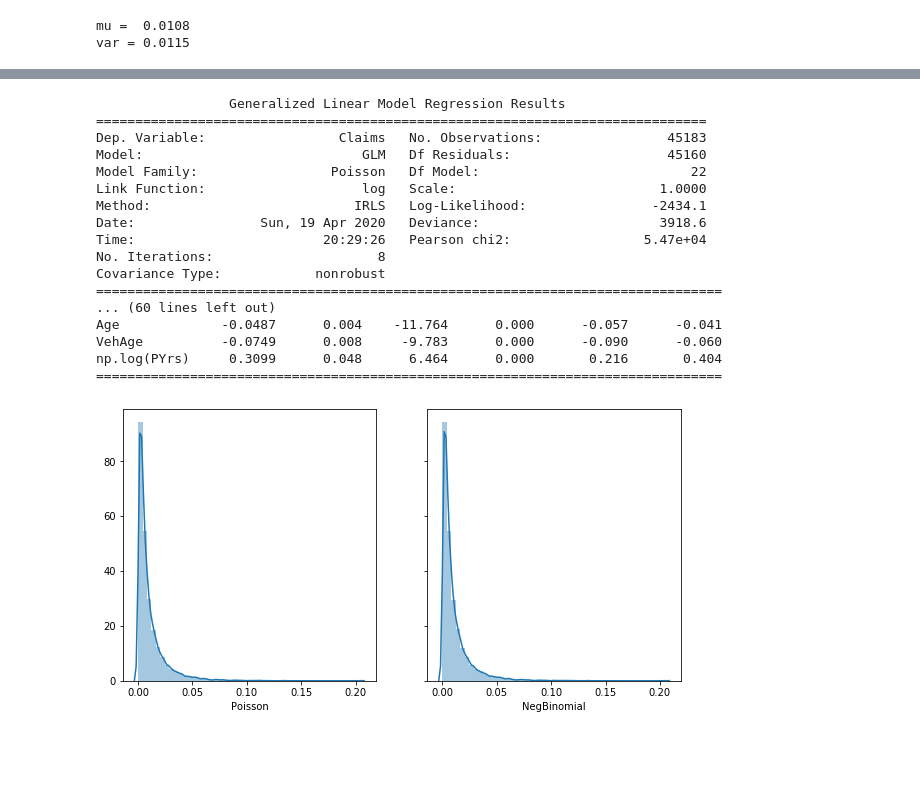
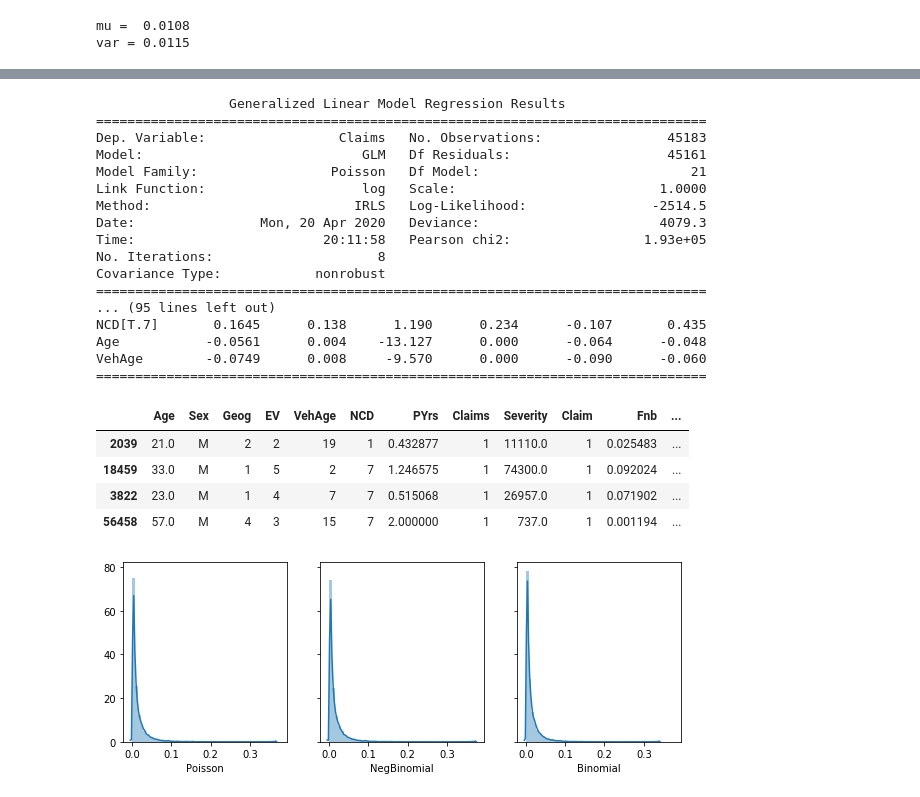
Before and after one commit to bpostance/learn_data_science, a Jupyter notebook: Risk/02-FrequencySeverity-auto.ipynb, the cells around one changed output, grey strips where cells are left out. Saved outputs shown, nothing was run; the diff lists cells and outputs as text; code cells hidden in the pictures; blank space fills up the shorter version.

Commit message:
Update: add binom model

```diff
--- a/Risk/02-FrequencySeverity-auto.ipynb
+++ b/Risk/02-FrequencySeverity-auto.ipynb
@@ -131,7 +131,10 @@ for col,ax in zip(['Age','VehAge','PYrs'],axs.flatten()[4:]):
 df['Claim'] = (df['Claims']>=1).astype(int)
 
 # train-test splits stratifies on claims
-train,test = train_test_split(df,test_size=0.3,random_state=1990,stratify=df['Claims']).copy()
+# take copies to overcome chained assignment
+train,test = train_test_split(df,test_size=0.3,random_state=1990,stratify=df['Claims'])
+train = df.loc[train.index].copy()
+test = df.loc[test.index].copy()
 # %% [markdown]
 ### $Claim Frequency$
 
@@ -171,41 +180,62 @@ var = 0.0115
 # %%
-# print('+'.join(train.columns))
-expr = "Claims ~ Age+Sex+Geog+EV+VehAge+NCD+ np.log(PYrs)"
-#expr = "Claims ~ Age+C(Sex)+C(Geog, Treatment(reference=3))+EV+VehAge+NCD"
+# # examples of formula notation in smf
+# print(' + '.join(train.columns))
+# expr = "Claims ~ Age+C(Sex)+C(Geog, Treatment(reference=3))+EV+VehAge+NCD"
+
+# including PYrs as parameter commented out in glm()
+expr = "Claims ~ Age + Sex + Geog + EV + VehAge + NCD " # + np.log(PYrs)
 
 FreqPoisson = smf.glm(formula=expr,
                       data=train,
-                      #offset=np.log(train['PYrs']),
+                      offset=np.log(train['PYrs']),
                       family=sm.families.Poisson(link=sm.families.links.log())).fit()
 
 FreqNegBin = smf.glm(formula=expr,
                       data=train,
-                      #offset=np.log(train['PYrs']),
+                      offset=np.log(train['PYrs']),
                       family=sm.families.NegativeBinomial(link=sm.families.links.log())).fit()
+
+FreqBinom = smf.glm(formula="Claim ~ Age + Sex + Geog + EV + VehAge + NCD " ,
+                      data=train,
+                      offset=np.log(train['PYrs']),
+                      family=sm.families.Binomial(link=sm.families.links.log())).fit()
 # %%
 print(FreqPoisson.summary())
 print(FreqNegBin.summary())
+print(FreqBinom.summary())
 # %% [output]
                  Generalized Linear Model Regression Results
 ==============================================================================
 Dep. Variable:                 Claims   No. Observations:                45183
-Model:                            GLM   Df Residuals:                    45160
-Model Family:                 Poisson   Df Model:                           22
+Model:                            GLM   Df Residuals:                    45161
+Model Family:                 Poisson   Df Model:                           21
 Link Function:                    log   Scale:                          1.0000
-Method:                          IRLS   Log-Likelihood:                -2434.1
-Date:                Sun, 19 Apr 2020   Deviance:                       3918.6
-Time:                        20:29:26   Pearson chi2:                 5.47e+04
+Method:                          IRLS   Log-Likelihood:                -2514.5
+Date:                Mon, 20 Apr 2020   Deviance:                       4079.3
+Time:                        20:11:58   Pearson chi2:                 1.93e+05
 No. Iterations:                     8
 Covariance Type:            nonrobust
-================================================================================
-... (60 lines left out)
-Age             -0.0487      0.004    -11.764      0.000      -0.057      -0.041
-VehAge          -0.0749      0.008     -9.783      0.000      -0.090      -0.060
-np.log(PYrs)     0.3099      0.048      6.464      0.000       0.216       0.404
-================================================================================
+==============================================================================
+... (95 lines left out)
+NCD[T.7]       0.1645      0.138      1.190      0.234      -0.107       0.435
+Age           -0.0561      0.004    -13.127      0.000      -0.064      -0.048
+VehAge        -0.0749      0.008     -9.570      0.000      -0.090      -0.060
+==============================================================================
 # %%
-fig,axs = plt.subplots(1,2,figsize=(10,5),sharex=True,sharey=True)
-sns.distplot(FreqPoisson.predict(test),ax=axs[0],axlabel='Poisson')
-sns.distplot(FreqNegBin.predict(test),ax=axs[1],axlabel='NegBinomial');
+test['Fnb'] = FreqNegBin.predict(test)
+test['Fbi'] = FreqBinom.predict(test)
+test['Fpo'] = FreqPoisson.predict(test)
+
+fig,axs = plt.subplots(1,3,figsize=(10,3.3),sharex=True,sharey=True)
+sns.distplot(test['Fpo'],ax=axs[0],axlabel='Poisson')
+sns.distplot(test['Fnb'],ax=axs[1],axlabel='NegBinomial')
+sns.distplot(test['Fbi'],ax=axs[2],axlabel='Binomial')
+
+test.loc[test['Claim']>0][:4]
 # %% [output]
+|  | Age | Sex | Geog | EV | VehAge | NCD | PYrs | Claims | Severity | Claim | Fnb | ... |
+| 2039 | 21.0 | M | 2 | 2 | 19 | 1 | 0.432877 | 1 | 11110.0 | 1 | 0.025483 | ... |
+| 18459 | 33.0 | M | 1 | 5 | 2 | 7 | 1.246575 | 1 | 74300.0 | 1 | 0.092024 | ... |
+| 3822 | 23.0 | M | 1 | 4 | 7 | 7 | 0.515068 | 1 | 26957.0 | 1 | 0.071902 | ... |
+| 56458 | 57.0 | M | 4 | 3 | 15 | 7 | 2.000000 | 1 | 737.0 | 1 | 0.001194 | ... |
-[figure, old version]
+[figure, new version]
```
Also changed, not shown: parts of 9 cells of this notebook.
